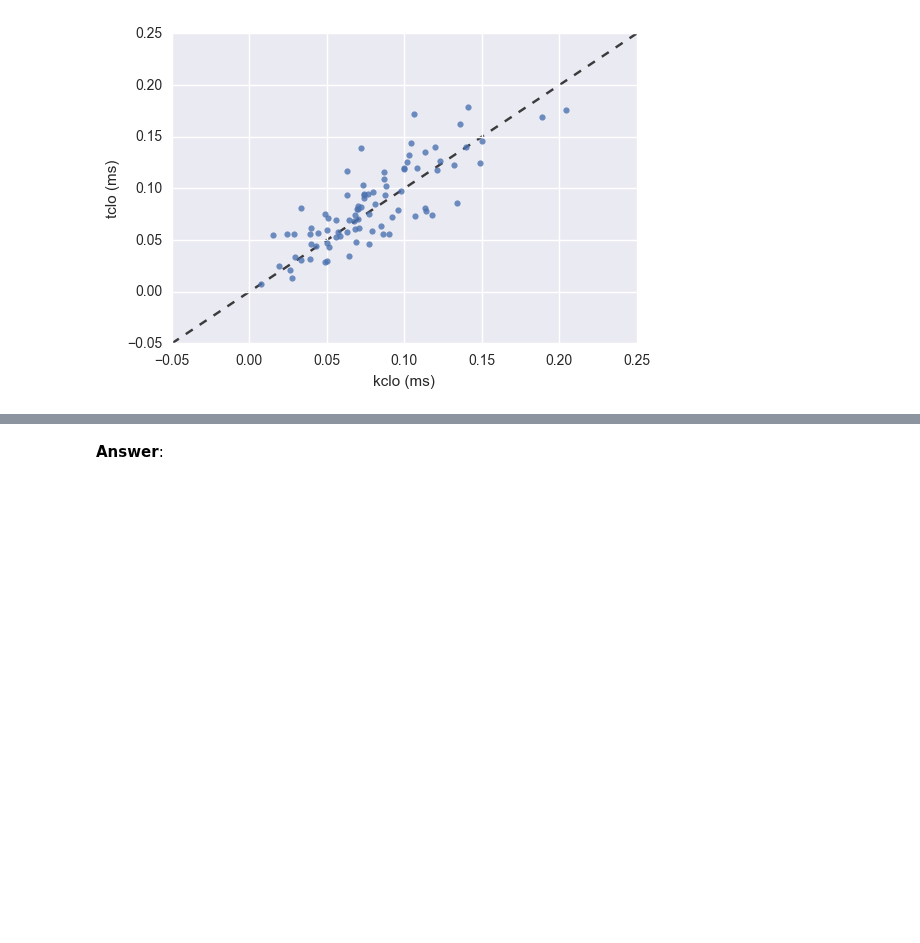
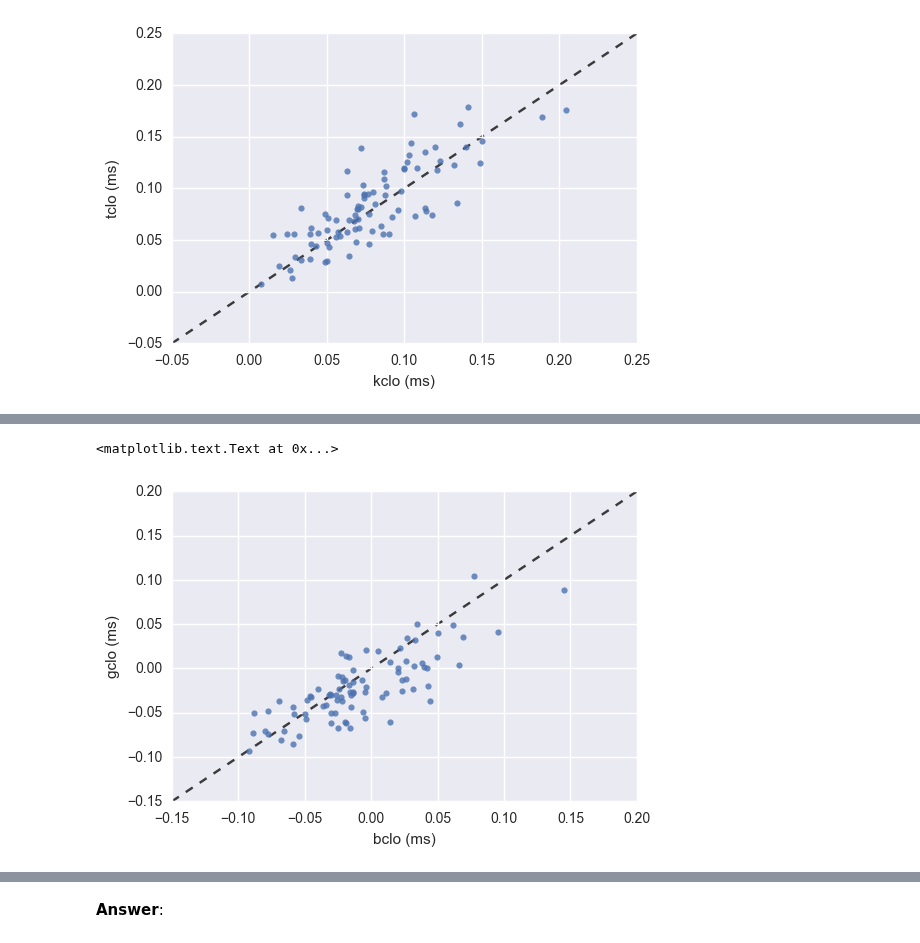
Before and after one commit to ds-modules/LINGUIS-110, a Jupyter notebook: vot_demo/Assignment.ipynb, the cells around one changed output, grey strips where cells are left out. Drawn from its saved outputs; the diff is of its cells as text; code cells hidden in the pictures; blank space fills up the shorter version.

```diff
--- a/vot_demo/Assignment.ipynb
+++ b/vot_demo/Assignment.ipynb
@@ -298,0 +311,8 @@ plt.ylabel('tclo (ms)')
+# %%
+plot_with_equality_line(data['bclo'], data['gclo'])
+
+plt.xlabel('bclo (ms)')
+plt.ylabel('gclo (ms)')
+# %% [output]
+<matplotlib.text.Text at 0x...>
+[figure, added]
```
Also changed, not shown: parts of 68 cells of this notebook.
